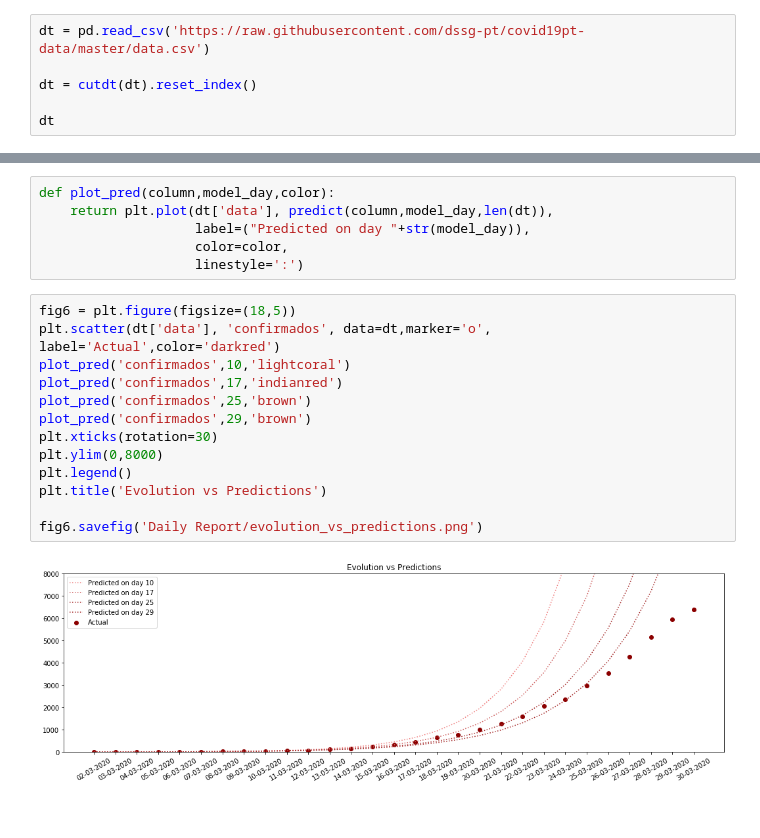
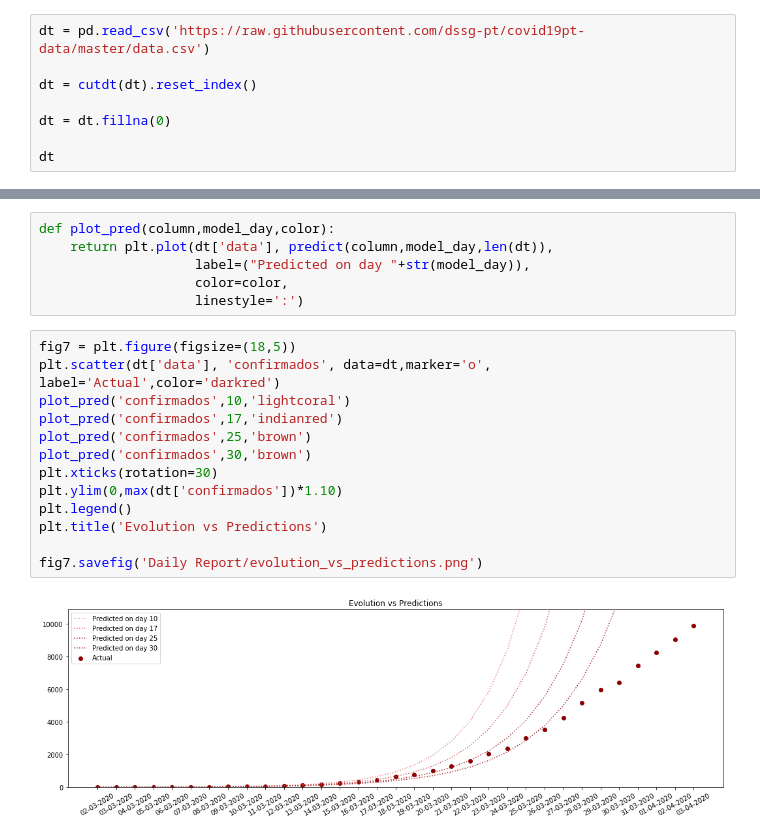
Before and after one commit to joaogouveia18/A_Daily_Analysis_of_Coronavirus, a Jupyter notebook: The_Corona_Wars.ipynb, the cells around one changed output, grey strips where cells are left out. Cells and saved outputs as stored; diff of their text form.

```diff
--- a/The_Corona_Wars.ipynb
+++ b/The_Corona_Wars.ipynb
@@ -20,6 +20,8 @@ dt = pd.read_csv('https://raw.githubusercontent.com/dssg-pt/covid19pt-data/maste
 
 dt = cutdt(dt).reset_index()
 
+dt = dt.fillna(0)
+
 dt
 # %% [output]
 |  | index | data | data_dados | confirmados | confirmados_arsnorte | confirmados_arscentro | ... |
@@ -191,17 +302,17 @@ def plot_pred(column,model_day,color):
                     color=color,
                     linestyle=':')
 # %%
-fig6 = plt.figure(figsize=(18,5))
+fig7 = plt.figure(figsize=(18,5))
 plt.scatter(dt['data'], 'confirmados', data=dt,marker='o', label='Actual',color='darkred')
 plot_pred('confirmados',10,'lightcoral')
 plot_pred('confirmados',17,'indianred')
 plot_pred('confirmados',25,'brown')
-plot_pred('confirmados',29,'brown')
+plot_pred('confirmados',30,'brown')
 plt.xticks(rotation=30)
-plt.ylim(0,8000)
+plt.ylim(0,max(dt['confirmados'])*1.10)
 plt.legend()
 plt.title('Evolution vs Predictions')
 
-fig6.savefig('Daily Report/evolution_vs_predictions.png')
+fig7.savefig('Daily Report/evolution_vs_predictions.png')
 # %% [output]
-[figure, old version]
+[figure, new version]
```
Also changed, not shown: parts of 11 cells of this notebook.
